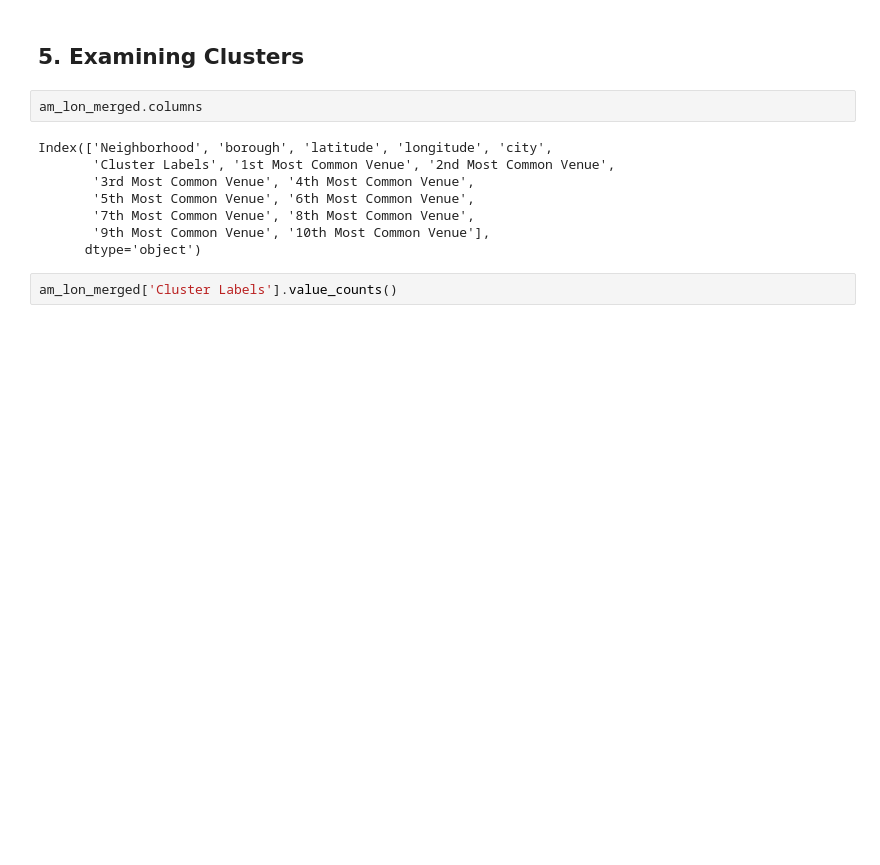
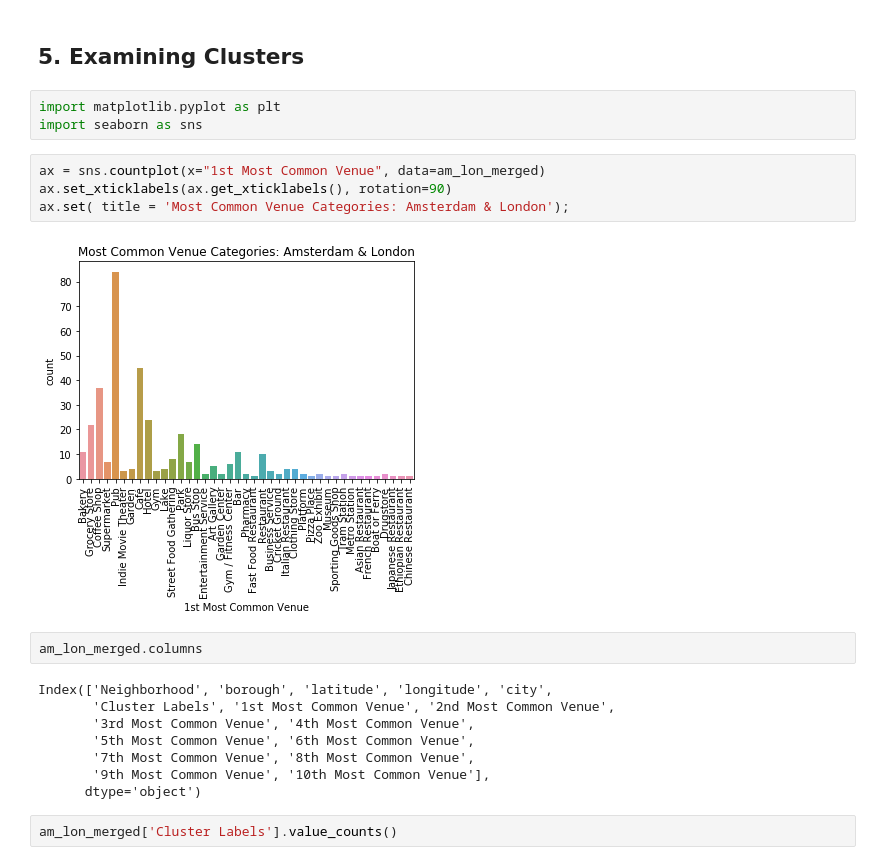
Before and after one commit to thelouwdown/Coursera_Capstone, a Jupyter notebook: IBM Capstone: Week 5.ipynb, the cells around one changed output. Cells and saved outputs as stored; diff of their text form; blank space fills up the shorter version.

```diff
--- a/IBM Capstone: Week 5.ipynb
+++ b/IBM Capstone: Week 5.ipynb
@@ -953,6 +953,15 @@ map_clusters_lon
 [interactive output not drawn]
 # %% [markdown]
 ## 5. Examining Clusters <a class="anchor" id="fifth-bullet"></a>
+# %%
+import matplotlib.pyplot as plt
+import seaborn as sns
+# %%
+ax = sns.countplot(x="1st Most Common Venue", data=am_lon_merged)
+ax.set_xticklabels(ax.get_xticklabels(), rotation=90)
+ax.set( title = 'Most Common Venue Categories: Amsterdam & London');
+# %% [output]
+[figure, added]
 # %%
 am_lon_merged.columns
 # %% [output]
```
Also changed, not shown: parts of 1 cell of this notebook.
